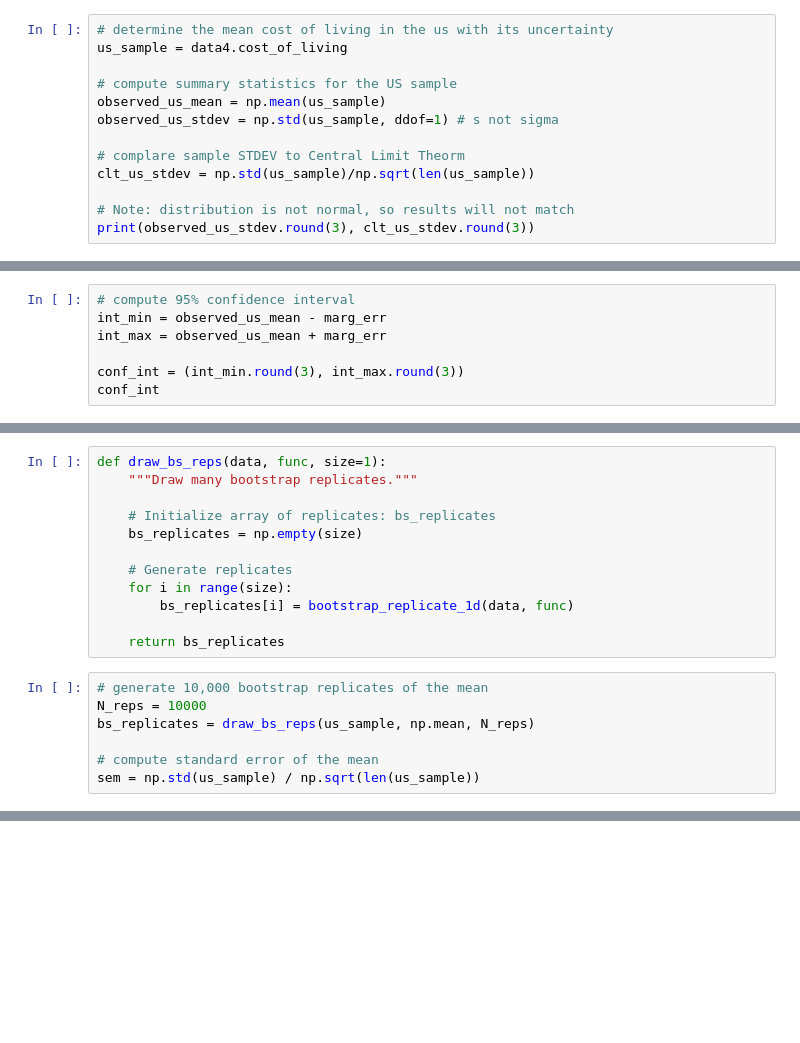
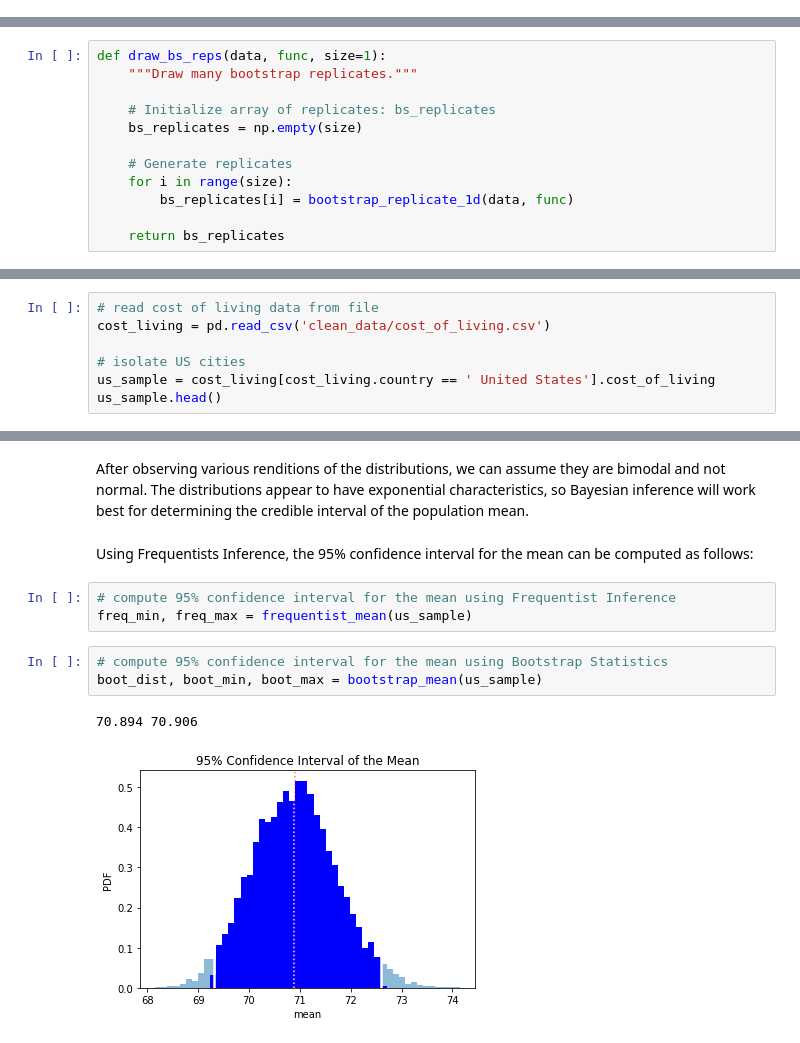
Before and after one commit to AHalarewicz/StudentLoanData, a Jupyter notebook: statistics.ipynb, the cells around one changed output, grey strips where cells are left out. Saved outputs shown, nothing was run; the diff lists cells and outputs as text; blank space fills up the shorter version.

Commit message:
functions created for 3 inference methods

```diff
--- a/statistics.ipynb
+++ b/statistics.ipynb
@@ -81,13 +19,0 @@ After observing various renditions of the distributions, we can assume they are
-# %%
-# determine the mean cost of living in the us with its uncertainty
-us_sample = data4.cost_of_living
-
-# compute summary statistics for the US sample
-observed_us_mean = np.mean(us_sample)
-observed_us_stdev = np.std(us_sample, ddof=1) # s not sigma
-
-# complare sample STDEV to Central Limit Theorm
-clt_us_stdev = np.std(us_sample)/np.sqrt(len(us_sample))
-
-# Note: distribution is not normal, so results will not match
-print(observed_us_stdev.round(3), clt_us_stdev.round(3))
@@ -112,7 +19,0 @@ Margin of Error: 1.647
-# %%
-# compute 95% confidence interval
-int_min = observed_us_mean - marg_err
-int_max = observed_us_mean + marg_err
-
-conf_int = (int_min.round(3), int_max.round(3))
-conf_int
@@ -136,11 +63,4 @@ def draw_bs_reps(data, func, size=1):
         bs_replicates[i] = bootstrap_replicate_1d(data, func)
 
     return bs_replicates
-# %%
-# generate 10,000 bootstrap replicates of the mean
-N_reps = 10000
-bs_replicates = draw_bs_reps(us_sample, np.mean, N_reps)
-
-# compute standard error of the mean
-sem = np.std(us_sample) / np.sqrt(len(us_sample))
 # %%
@@ -260,0 +169,7 @@ plt.show()
+# %%
+# read cost of living data from file
+cost_living = pd.read_csv('clean_data/cost_of_living.csv')
+
+# isolate US cities
+us_sample = cost_living[cost_living.country == ' United States'].cost_of_living
+us_sample.head()
@@ -260,0 +206,13 @@ plt.show()
+# %% [markdown]
+After observing various renditions of the distributions, we can assume they are bimodal and not normal. The distributions appear to have exponential characteristics, so Bayesian inference will work best for determining the credible interval of the population mean.
+# %% [markdown]
+Using Frequentists Inference, the 95% confidence interval for the mean can be computed as follows:
+# %%
+# compute 95% confidence interval for the mean using Frequentist Inference
+freq_min, freq_max = frequentist_mean(us_sample)
+# %%
+# compute 95% confidence interval for the mean using Bootstrap Statistics
+boot_dist, boot_min, boot_max = bootstrap_mean(us_sample)
+# %% [output]
+70.894 70.906
+[figure, added]
```
Also changed, not shown: parts of 31 cells of this notebook.
